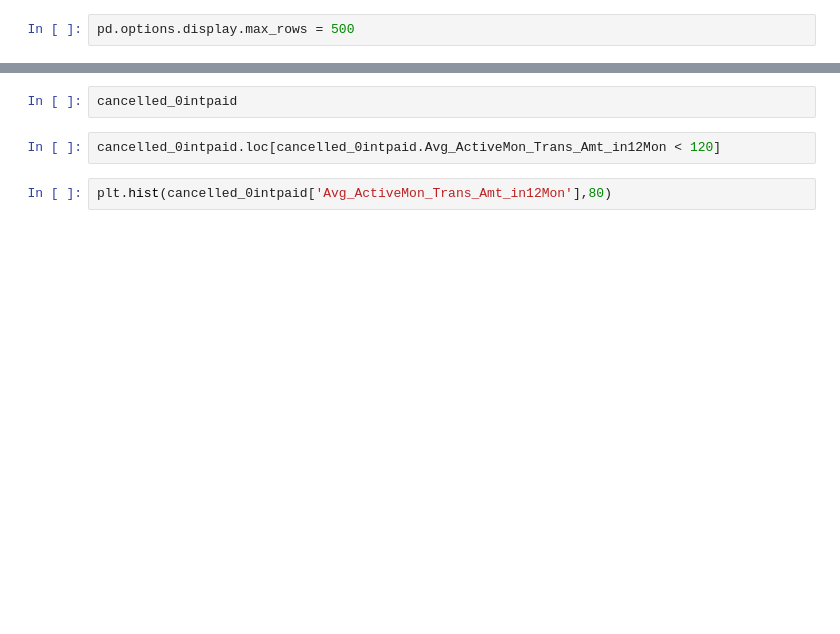
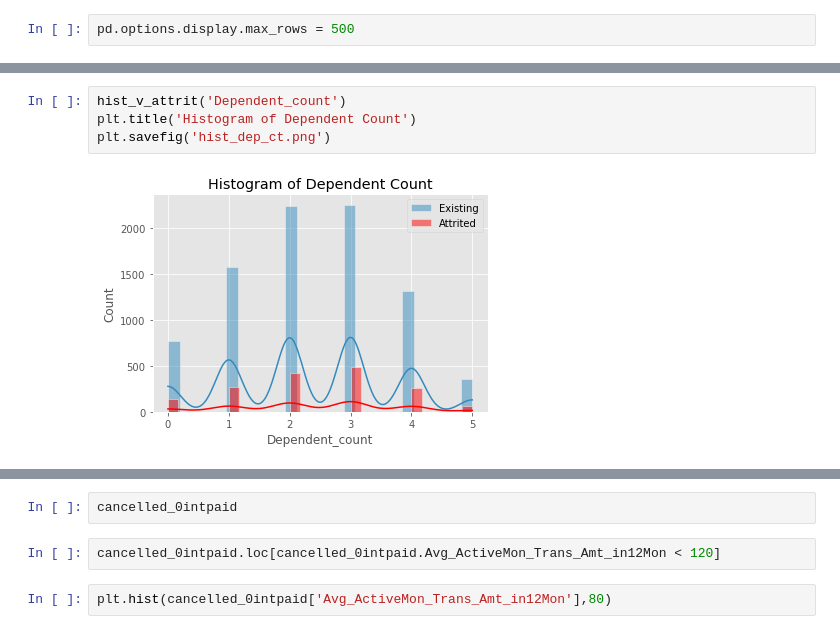
Before and after one commit to nxnlim/Python_Project, a Jupyter notebook: Project_Notebook.ipynb, the cells around one changed output, grey strips where cells are left out. Drawn from its saved outputs; the diff is of its cells as text; blank space fills up the shorter version.

```diff
--- a/Project_Notebook.ipynb
+++ b/Project_Notebook.ipynb
@@ -208,0 +92,6 @@ cancelled_0intpaid['Avg_ActiveMon_Trans_Amt_in12Mon'] = cancelled_0intpaid['Tota
+# %%
+hist_v_attrit('Dependent_count')
+plt.title('Histogram of Dependent Count')
+plt.savefig('hist_dep_ct.png')
+# %% [output]
+[figure, added]
```
Also changed, not shown: parts of 77 cells of this notebook, 1 other file.
